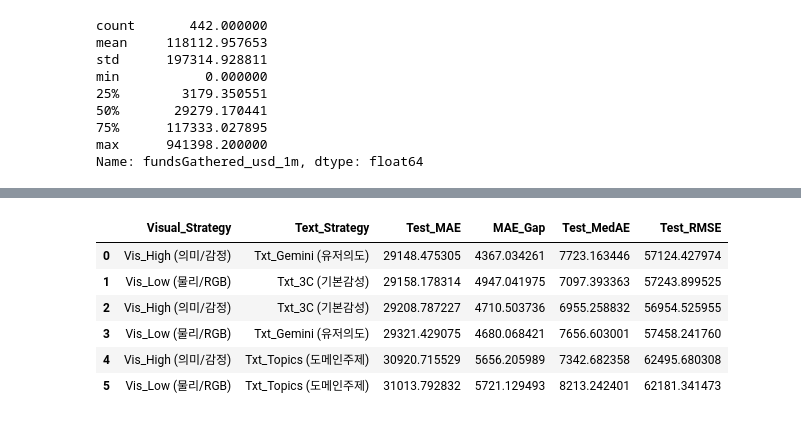
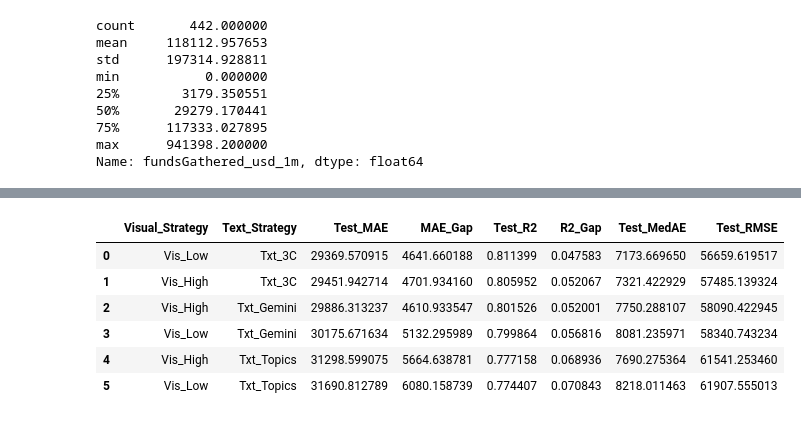
Before and after one commit to jjongseon/Asac-project, a Jupyter notebook: 01_Src/ml/ml_forward_js.ipynb, the cells around one changed output, grey strips where cells are left out. Cells and saved outputs as stored; diff of their text form; code cells hidden in the pictures.

```diff
--- a/01_Src/ml/ml_forward_js.ipynb
+++ b/01_Src/ml/ml_forward_js.ipynb
@@ -2,7 +2,7 @@
 import pandas as pd
 df = pd.read_csv('../../02_Data/processed/real_final_ml.csv')
 # %%
-df = df.drop(columns=['enableBoardGameProperties','projectID','campaignGoal_usd_6m','fundsGathered_usd_6m','price_usd_6m','is_backer_0','is_backer_1'])
+df = df.drop(columns=['enableBoardGameProperties','projectID','campaignGoal_usd_6m','fundsGathered_usd_6m','price_usd_6m','is_backer_0','is_backer_1', 'fundedInSeconds'])
 # %%
 for i in df.columns:
     print(i)
@@ -609,13 +560,13 @@ import pandas as pd
 import warnings
 from sklearn.model_selection import KFold
 from sklearn.ensemble import RandomForestRegressor
-from sklearn.metrics import mean_absolute_error, median_absolute_error, mean_squared_error
+from sklearn.metrics import mean_absolute_error, median_absolute_error, mean_squared_error, r2_score
 
-# 경고 메시지 숨기기
+# 경고 메시지 제어
 warnings.filterwarnings('ignore', category=UserWarning)
 
 # ======================================================================
-# 🚀 1. 통계학적 1.5 IQR 기반 데이터 자동 정제 (하방은 음수이므로 상방만 커트)
+# 1. 1.5 IQR 기반 이상치(Outlier) 제거
 # ======================================================================
 col_target = 'fundsGathered_usd_1m'
 
@@ -624,19 +575,19 @@ q3 = df[col_target].quantile(0.75)
 iqr = q3 - q1
 upper_bound = q3 + 1.5 * iqr
 
-# IQR 상한선 이하의 알짜배기 인디 데이터만 필터링
+# IQR 상한선 이하 데이터만 필터링
 df_filtered = df[df[col_target] <= upper_bound].reset_index(drop=True)
 
-print("📊 [데이터 정화 완료]")
-print(f"   - IQR 상한선 기준점 : ${upper_bound:,.2f} 달러")
-print(f"   - 분석 투입 데이터수: {len(df)}개 -> {len(df_filtered)}개 (초극단값 {len(df) - len(df_filtered)}개 격리)\n")
+print("[데이터 전처리 완료]")
+print(f"   - IQR 상한선: ${upper_bound:,.2f}")
+print(f"   - 분석 투입 데이터 수: {len(df)}개 -> {len(df_filtered)}개 (이상치 {len(df) - len(df_filtered)}개 제외)\n")
 
 # ======================================================================
-# 2. 피처 그룹 정의 (기존 변수명 100% 유지)
+# 2. 피처 그룹 정의 (fundedInSeconds 제외 반영)
 # ======================================================================
 performance = ['campaignGoal_usd_1m', 'price_usd_1m']
 game_properties = ['minPlayers', 'maxPlayers', 'minAge', 'playTime']
-campaign_info = ['isDiscounted', 'previous_campaigns_count', 'duration_days', 'fundedInSeconds', 'rewards_count', 'softclose']
+campaign_info = ['isDiscounted', 'previous_campaigns_count', 'duration_days', 'rewards_count', 'softclose']
 location = ['currencySymbol_AUD', 'currencySymbol_CAD', 'currencySymbol_EUR', 'currencySymbol_GBP', 'currencySymbol_PLN', 'currencySymbol_USD']
 
 image_features = ['edge_density', 'saturation', 'brightness', 'contrast']
@@ -652,18 +603,18 @@ comment_j = ['Product_Question_count_0', 'Product_Question_count_1', 'Suggestion
 
 game_tags = ['4X', 'AR Next', 'ARNext26', 'Action', 'Adventure', 'Area Control', 'Asymmetric', 'Campaign', 'Card Game', 'Cats', 'Civilization', 'Collectible', 'Collectible Models', 'Competitive', 'Cooperative', 'Deck Building', 'Deduction', 'Dexterity', 'Dice Game', 'Digital', 'Economic', 'Educational', 'Exploration', 'Family', 'Fantasy', 'Feast', 'First-Timers', 'Game Components', 'History', 'Horror', 'Humor', 'Legacy', 'Logical', 'MOBA', 'Major Creators', 'Media', 'Modern', 'Multiplayer', 'Mythology', 'Narrative', 'OctoberFeast25', 'Paint', 'Party game', 'Political', 'Print and Play', 'RPG', 'Racing', 'Reprints', 'Resource management', 'Science Fiction', 'Set Collection', 'Sport', 'Strategy', 'Survival', 'TTRPG', 'Terrain Building', 'Tower Defense', 'Video Game', 'Video Game Theme', 'Wargame', 'WinterFeast2026', 'Worker placement', 'dinotuesday']
 
-# 고정 베이스 피처 세트 조립
+# 공통 베이스 피처 조립
 base_features = performance + game_properties + campaign_info + location + comment_info
 
 # 실험 축 세팅
 vis_options = {
-    'Vis_Low (물리/RGB)': image_features + color_visual,
-    'Vis_High (의미/감정)': color_text + color_emotion
+    'Vis_Low': image_features + color_visual,
+    'Vis_High': color_text + color_emotion
 }
 txt_options = {
-    'Txt_3C (기본감성)': comment_3c,
-    'Txt_Topics (도메인주제)': comment_topics,
-    'Txt_Gemini (유저의도)': comment_j
+    'Txt_3C': comment_3c,
+    'Txt_Topics': comment_topics,
+    'Txt_Gemini': comment_j
 }
 
 # ======================================================================
@@ -675,10 +626,10 @@ y_log = np.log1p(y_original)
 kf = KFold(n_splits=5, shuffle=True, random_state=42)
 experiment_results = []
 
-print("🏁 [IQR 컷 + 로그 변환] 최적화 토너먼트 매트릭스 실험 시작...\n" + "="*85)
+print("시나리오별 모델 성능 평가 시작 (IQR 제거 및 로그 변환 적용)...\n" + "="*70)
 
 # ======================================================================
-# 4. 6대 시나리오 이중 루프 연산 (df_filtered 기반 수행)
+# 4. 6개 시나리오 교차 검증 루프
 # ======================================================================
 scenario_num = 1
 for vis_name, vis_cols in vis_options.items():
@@ -686,43 +637,56 @@ for vis_name, vis_cols in vis_options.items():
 
         current_features = base_features + vis_cols + txt_cols + game_tags
         current_features = list(dict.fromkeys(current_features))
-        X_current = df_filtered[current_features] # 정제된 데이터프레임 사용
+        X_current = df_filtered[current_features]
 
         fold_mae_tr, fold_mae_te = [], []
+        fold_r2_tr, fold_r2_te = [], []  # R2 저장을 위한 리스트 추가
         fold_medae_te, fold_rmse_te = [] ,[]
 
         for train_idx, test_idx in kf.split(X_current):
             X_tr, X_te = X_current.iloc[train_idx], X_current.iloc[test_idx]
             y_tr_log = y_log.iloc[train_idx]
 
-            # 모델 정의 및 학습
             model = RandomForestRegressor(max_depth=4, min_samples_leaf=8, max_features=0.4, random_state=42, n_jobs=-1)
             model.fit(X_tr, y_tr_log)
 
-            # 예측 및 실제 달러 단위 복원
+            # 예측 후 실제 단위로 복원 (expm1)
             tr_preds_real = np.expm1(model.predict(X_tr))
             te_preds_real = np.expm1(model.predict(X_te))
 
             y_tr_real = y_original.iloc[train_idx]
             y_te_real = y_original.iloc[test_idx]
 
-            # 지표 산출 및 적재
+            # MAE 산출
             fold_mae_tr.append(mean_absolute_error(y_tr_real, tr_preds_real))
             fold_mae_te.append(mean_absolute_error(y_te_real, te_preds_real))
+
+            # R2 산출
+            fold_r2_tr.append(r2_score(y_tr_real, tr_preds_real))
+            fold_r2_te.append(r2_score(y_te_real, te_preds_real))
+
+            # MedAE, RMSE 산출
             fold_medae_te.append(median_absolute_error(y_te_real, te_preds_real))
             fold_rmse_te.append(np.sqrt(mean_squared_error(y_te_real, te_preds_real)))
 
         mean_mae_tr = np.mean(fold_mae_tr)
         mean_mae_te = np.mean(fold_mae_te)
+
+        mean_r2_tr = np.mean(fold_r2_tr)
+        mean_r2_te = np.mean(fold_r2_te)
+
         mean_medae_te = np.mean(fold_medae_te)
         mean_rmse_te = np.mean(fold_rmse_te)
+
         mae_gap = mean_mae_te - mean_mae_tr
+        r2_gap = mean_r2_tr - mean_r2_te  # R2 과적합 갭 (Train - Test)
 
-        print(f"🎬 Scenario {scenario_num}: [{vis_name}] + [{txt_name}]")
-        print(f"   - [🔥 메인] Test MAE   : {mean_mae_te:.2f} 달러 (과적합 갭: {mae_gap:.2f} 달러)")
-        print(f"   - [🎯 보조] Test MedAE : {mean_medae_te:.2f} 달러 (창작자 체감 중간 오차)")
-        print(f"   - [🛡️ 보조] Test RMSE  : {mean_rmse_te:.2f} 달러 (대형 오판 리스크 감시)")
-        print("-" * 85)
+        print(f"Scenario {scenario_num}: [{vis_name}] + [{txt_name}]")
+        print(f"   - Test MAE  : {mean_mae_te:,.2f} (Gap: {mae_gap:,.2f})")
+        print(f"   - Test R²   : {mean_r2_te:.4f} (Gap: {r2_gap:.4f})")
+        print(f"   - Test MedAE: {mean_medae_te:,.2f}")
+        print(f"   - Test RMSE : {mean_rmse_te:,.2f}")
+        print("-" * 70)
 
         experiment_results.append({
             'Visual_Strategy': vis_name,
@@ -731,19 +695,23 @@ for vis_name, vis_cols in vis_options.items():
             'Train_MAE': mean_mae_tr,
             'Test_MAE': mean_mae_te,
             'MAE_Gap': mae_gap,
+            'Train_R2': mean_r2_tr,
+            'Test_R2': mean_r2_te,
+            'R2_Gap': r2_gap,
             'Test_MedAE': mean_medae_te,
             'Test_RMSE': mean_rmse_te
         })
         scenario_num += 1
 
 # ======================================================================
-# 5. 최종 리그 성적표 종합 (Test MAE 낮은 순 정렬 및 시나리오 열 제외)
+# 5. 평가 결과 종합
 # ======================================================================
 df_res = pd.DataFrame(experiment_results)
+# Test_MAE를 기준으로 오름차순 정렬
 df_res = df_res.sort_values(by='Test_MAE', ascending=True).reset_index(drop=True)
 
-print("\n🏆 [최종 토너먼트 마스터 성적표] (창작자 지표 Test MAE 낮은 순 정렬)")
-print("="*95)
-display(df_res[['Visual_Strategy', 'Text_Strategy', 'Test_MAE', 'MAE_Gap', 'Test_MedAE', 'Test_RMSE']])
-print("="*95)
+print("\n[시나리오별 종합 성능 결과]")
+print("="*90)
+display(df_res[['Visual_Strategy', 'Text_Strategy', 'Test_MAE', 'MAE_Gap', 'Test_R2', 'R2_Gap', 'Test_MedAE', 'Test_RMSE']])
+print("="*90)
 # %% [output]
@@ -767,7 +735,7 @@ print("="*95)
-|  | Visual_Strategy | Text_Strategy | Test_MAE | MAE_Gap | Test_MedAE | Test_RMSE |
-| 0 | Vis_High (의미/감정) | Txt_Gemini (유저의도) | 29148.475305 | 4367.034261 | 7723.163446 | 57124.427974 |
-| 1 | Vis_Low (물리/RGB) | Txt_3C (기본감성) | 29158.178314 | 4947.041975 | 7097.393363 | 57243.899525 |
-| 2 | Vis_High (의미/감정) | Txt_3C (기본감성) | 29208.787227 | 4710.503736 | 6955.258832 | 56954.525955 |
-| 3 | Vis_Low (물리/RGB) | Txt_Gemini (유저의도) | 29321.429075 | 4680.068421 | 7656.603001 | 57458.241760 |
-| 4 | Vis_High (의미/감정) | Txt_Topics (도메인주제) | 30920.715529 | 5656.205989 | 7342.682358 | 62495.680308 |
-| 5 | Vis_Low (물리/RGB) | Txt_Topics (도메인주제) | 31013.792832 | 5721.129493 | 8213.242401 | 62181.341473 |
+|  | Visual_Strategy | Text_Strategy | Test_MAE | MAE_Gap | Test_R2 | R2_Gap | Test_MedAE | Test_RMSE |
+| 0 | Vis_Low | Txt_3C | 29369.570915 | 4641.660188 | 0.811399 | 0.047583 | 7173.669650 | 56659.619517 |
+| 1 | Vis_High | Txt_3C | 29451.942714 | 4701.934160 | 0.805952 | 0.052067 | 7321.422929 | 57485.139324 |
+| 2 | Vis_High | Txt_Gemini | 29886.313237 | 4610.933547 | 0.801526 | 0.052001 | 7750.288107 | 58090.422945 |
+| 3 | Vis_Low | Txt_Gemini | 30175.671634 | 5132.295989 | 0.799864 | 0.056816 | 8081.235971 | 58340.743234 |
+| 4 | Vis_High | Txt_Topics | 31298.599075 | 5664.638781 | 0.777158 | 0.068936 | 7690.275364 | 61541.253460 |
+| 5 | Vis_Low | Txt_Topics | 31690.812789 | 6080.158739 | 0.774407 | 0.070843 | 8218.011463 | 61907.555013 |
```
Also changed, not shown: parts of 28 cells of this notebook, 3 other files.
